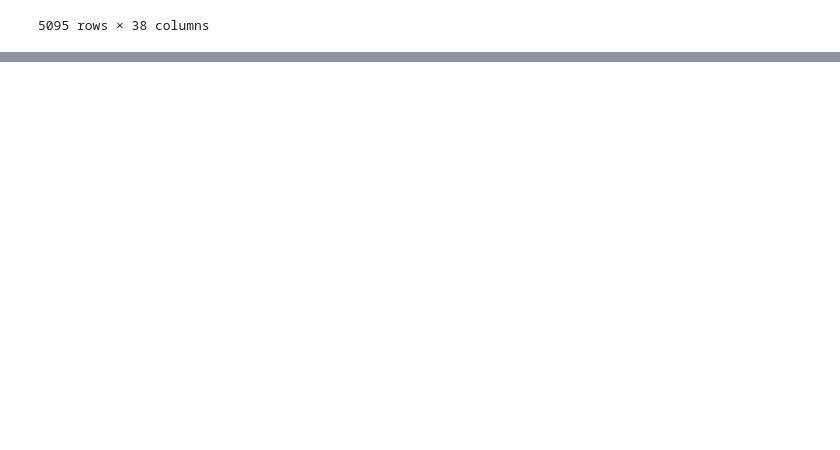
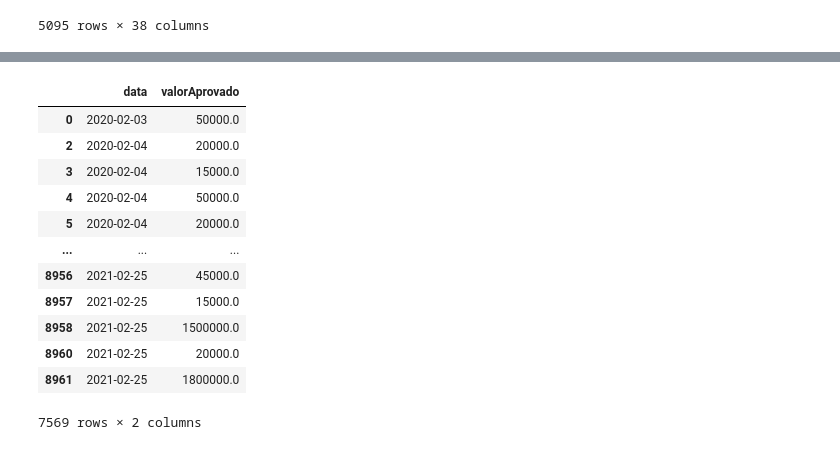
Before and after one commit to hgf777-br/trabalho-final-bootcamp, a Jupyter notebook: analise_inicial_dados.ipynb, the cells around one changed output, grey strips where cells are left out. Saved outputs shown, nothing was run; the diff lists cells and outputs as text; code cells hidden in the pictures; blank space fills up the shorter version.

```diff
--- a/analise_inicial_dados.ipynb
+++ b/analise_inicial_dados.ipynb
@@ -243,0 +266,16 @@ df_aprovados.to_csv('dados_regressao.csv', index=False)
+# %%
+df_temporal
+# %% [output]
+|  | data | valorAprovado |
+| 0 | 2020-02-03 | 50000.0 |
+| 2 | 2020-02-04 | 20000.0 |
+| 3 | 2020-02-04 | 15000.0 |
+| 4 | 2020-02-04 | 50000.0 |
+| 5 | 2020-02-04 | 20000.0 |
+| ... | ... | ... |
+| 8956 | 2021-02-25 | 45000.0 |
+| 8957 | 2021-02-25 | 15000.0 |
+| 8958 | 2021-02-25 | 1500000.0 |
+| 8960 | 2021-02-25 | 20000.0 |
+| 8961 | 2021-02-25 | 1800000.0 |
+7569 rows × 2 columns
```
Also changed, not shown: parts of 9 cells of this notebook, 4 other files.
